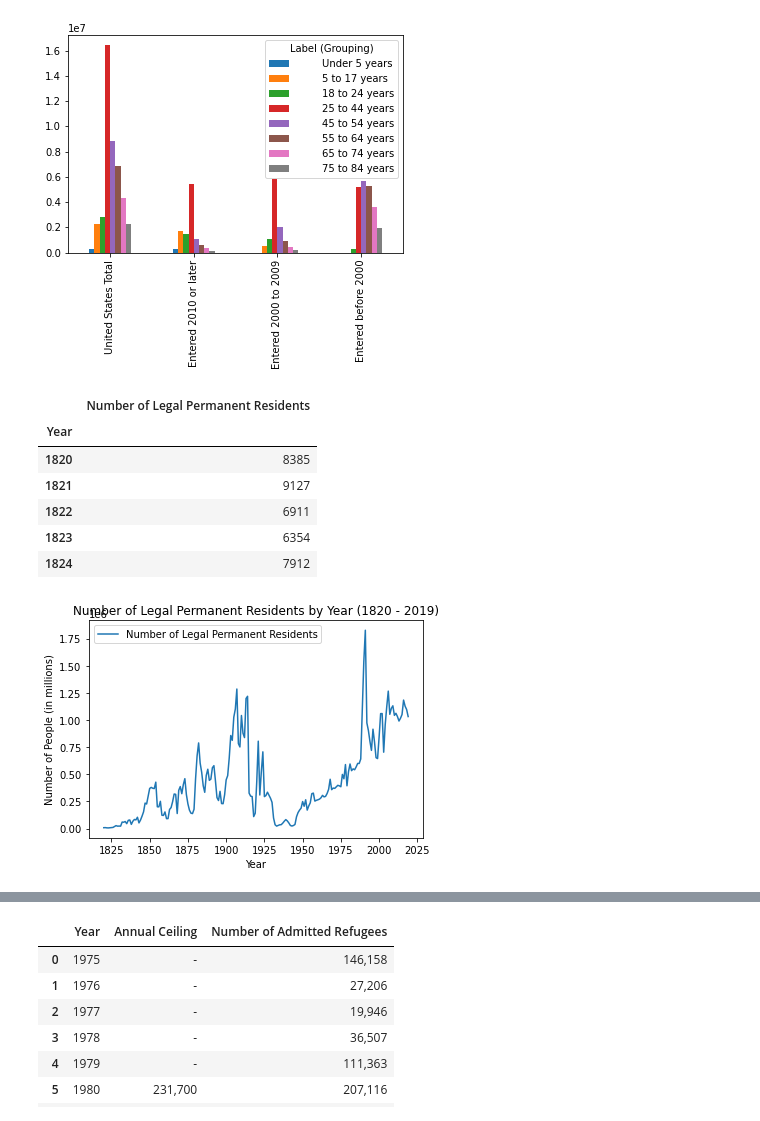
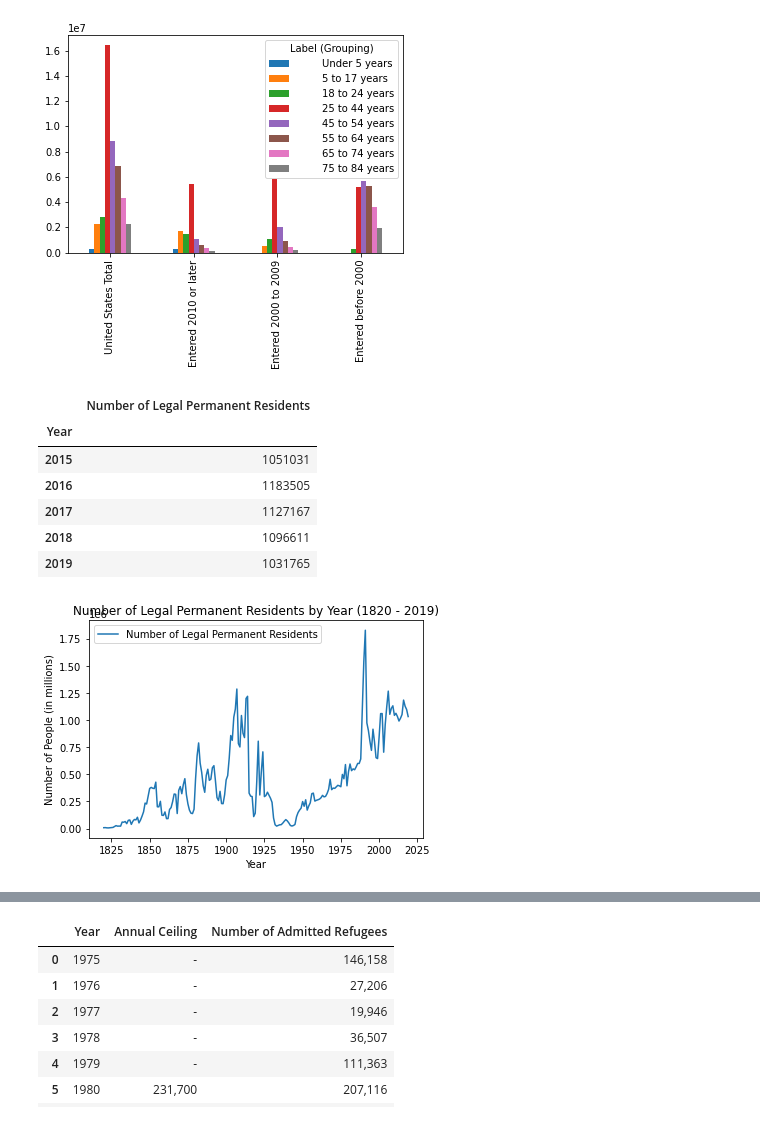
Before and after one commit to halabi93/Immigration-Data-Analysis, a Jupyter notebook: ImmigrantData.ipynb, the cells around one changed output, grey strips where cells are left out. Drawn from its saved outputs; the diff is of its cells as text; code cells hidden in the pictures.

Commit message:
changed df head to tail

```diff
--- a/ImmigrantData.ipynb
+++ b/ImmigrantData.ipynb
@@ -107,30 +107,30 @@ imm_age_transp.plot.bar();
 # %%
 #Read in data frame (from https://www.migrationpolicy.org/programs/data-hub/us-immigration-trends#history)
 #Legal Immigration to the United States, 1820-2019
 
 data_file2 = os.path.join("resources", "Annual Perm Resident 1820-2019.csv")
 ann_perm_res = pd.read_csv(data_file2, thousands=',')
 
 #Format data frame
 ann_perm_res = ann_perm_res.drop(columns = ann_perm_res.columns[0])
 ann_perm_res = ann_perm_res.set_index("Year")
 
 #Format and display plot
 title = "Number of Legal Permanent Residents by Year (1820 - 2019)"
 ylabel = "Number of People (in millions)"
 
 ann_perm_res.plot.line(title = title, ylabel = ylabel)
 
 #Display data frame
-ann_perm_res.head()
+ann_perm_res.tail()
 # %% [output]
 |  | Number of Legal Permanent Residents |
 | Year |  |
-| 1820 | 8385 |
-| 1821 | 9127 |
-| 1822 | 6911 |
-| 1823 | 6354 |
-| 1824 | 7912 |
+| 2015 | 1051031 |
+| 2016 | 1183505 |
+| 2017 | 1127167 |
+| 2018 | 1096611 |
+| 2019 | 1031765 |
 [figure]
 # %%
 #Fiscal year 2021, Q4 / furthest right, fiscal ytd
```
